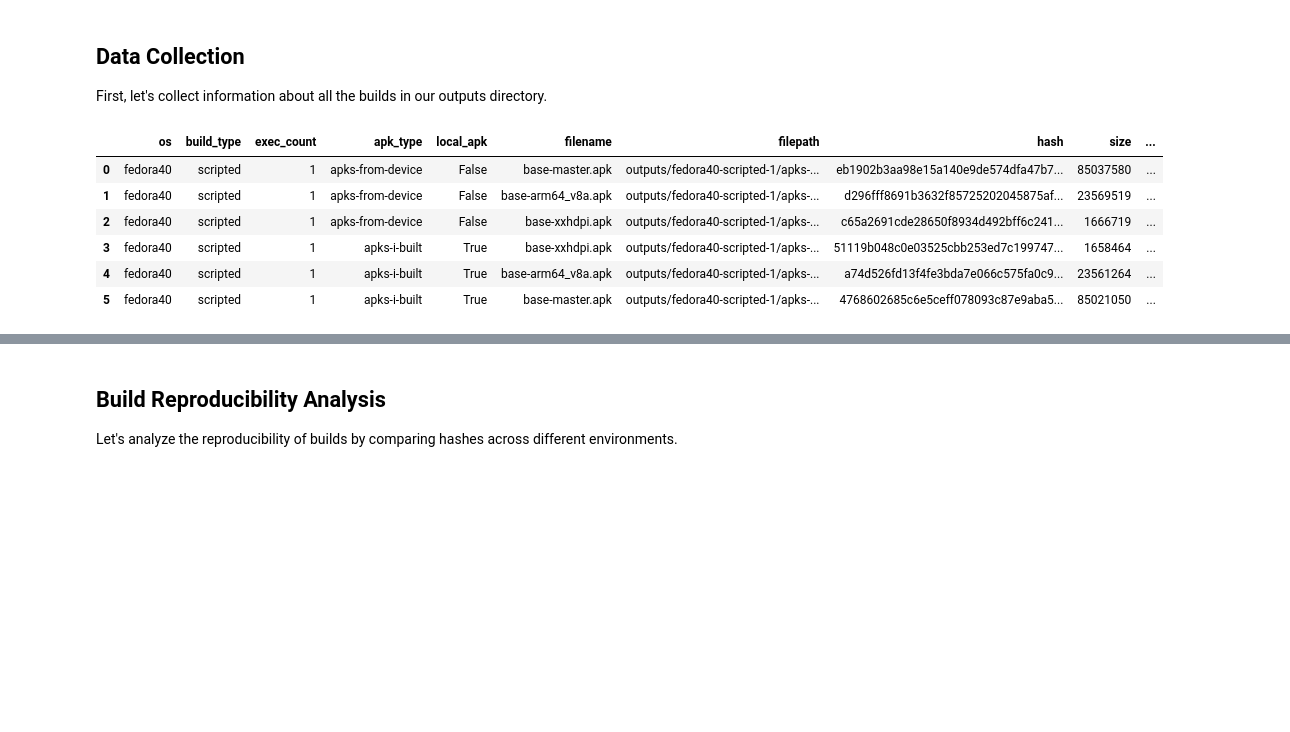
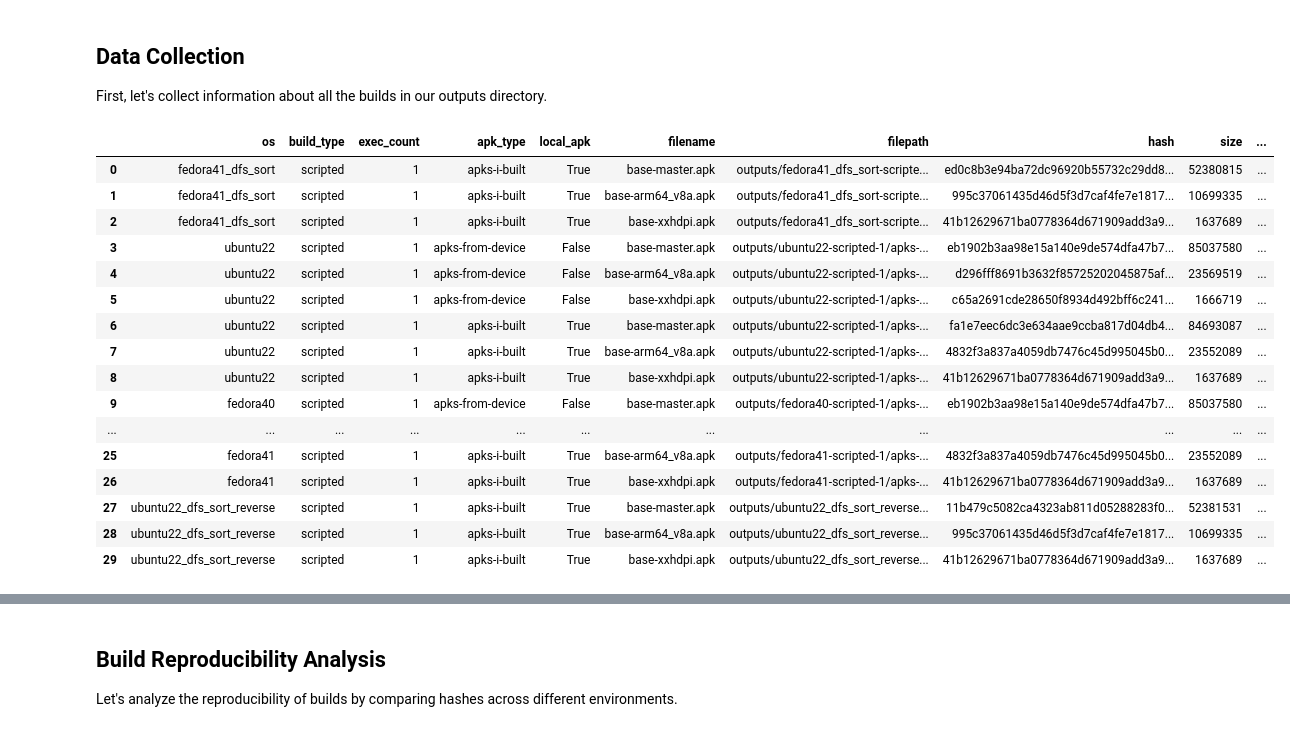
Before and after one commit to TheTechZone/reproducible-tests, a Jupyter notebook: analysis.ipynb, the cells around one changed output, grey strips where cells are left out. Saved outputs shown, nothing was run; the diff lists cells and outputs as text; code cells hidden in the pictures; blank space fills up the shorter version.

Commit message:
made sure I have all the data captured in the dataframe

```diff
--- a/analysis.ipynb
+++ b/analysis.ipynb
@@ -72,40 +72,50 @@ def collect_build_data(output_dir):
         execution_count = 1 if len(env_info) == 2 else int(env_info[2])
 
         # Process APKs
         for apk_dir in build_dir.glob("**/apks*"):
             apk_type = apk_dir.name
             for apk_file in apk_dir.glob("**/*.apk"):
                 size = apk_file.stat().st_size
                 builds_data.append(
                     {
                         "os": os_name,
                         "build_type": build_type,
                         "exec_count": execution_count,
                         "apk_type": apk_type,
                         "local_apk": apk_type == "apks-i-built",
                         "filename": apk_file.name,
                         "filepath": str(apk_file),
                         "hash": get_file_hash(apk_file),
                         "size": size,
                         "human_size": human_size(size),
                     }
                 )
 
     return pd.DataFrame(builds_data)
 
 
 # Collect data
 output_dir = "outputs"
 df = collect_build_data(output_dir)
-df.head(6)
+df.head(50)
 # %% [output]
 |  | os | build_type | exec_count | apk_type | local_apk | filename | filepath | hash | size | ... |
-| 0 | fedora40 | scripted | 1 | apks-from-device | False | base-master.apk | outputs/fedora40-scripted-1/apks-... | eb1902b3aa98e15a140e9de574dfa47b7... | 85037580 | ... |
-| 1 | fedora40 | scripted | 1 | apks-from-device | False | base-arm64_v8a.apk | outputs/fedora40-scripted-1/apks-... | d296fff8691b3632f85725202045875af... | 23569519 | ... |
-| 2 | fedora40 | scripted | 1 | apks-from-device | False | base-xxhdpi.apk | outputs/fedora40-scripted-1/apks-... | c65a2691cde28650f8934d492bff6c241... | 1666719 | ... |
-| 3 | fedora40 | scripted | 1 | apks-i-built | True | base-xxhdpi.apk | outputs/fedora40-scripted-1/apks-... | 51119b048c0e03525cbb253ed7c199747... | 1658464 | ... |
-| 4 | fedora40 | scripted | 1 | apks-i-built | True | base-arm64_v8a.apk | outputs/fedora40-scripted-1/apks-... | a74d526fd13f4fe3bda7e066c575fa0c9... | 23561264 | ... |
-| 5 | fedora40 | scripted | 1 | apks-i-built | True | base-master.apk | outputs/fedora40-scripted-1/apks-... | 4768602685c6e5ceff078093c87e9aba5... | 85021050 | ... |
+| 0 | fedora41_dfs_sort | scripted | 1 | apks-i-built | True | base-master.apk | outputs/fedora41_dfs_sort-scripte... | ed0c8b3e94ba72dc96920b55732c29dd8... | 52380815 | ... |
+| 1 | fedora41_dfs_sort | scripted | 1 | apks-i-built | True | base-arm64_v8a.apk | outputs/fedora41_dfs_sort-scripte... | 995c37061435d46d5f3d7caf4fe7e1817... | 10699335 | ... |
+| 2 | fedora41_dfs_sort | scripted | 1 | apks-i-built | True | base-xxhdpi.apk | outputs/fedora41_dfs_sort-scripte... | 41b12629671ba0778364d671909add3a9... | 1637689 | ... |
+| 3 | ubuntu22 | scripted | 1 | apks-from-device | False | base-master.apk | outputs/ubuntu22-scripted-1/apks-... | eb1902b3aa98e15a140e9de574dfa47b7... | 85037580 | ... |
+| 4 | ubuntu22 | scripted | 1 | apks-from-device | False | base-arm64_v8a.apk | outputs/ubuntu22-scripted-1/apks-... | d296fff8691b3632f85725202045875af... | 23569519 | ... |
+| 5 | ubuntu22 | scripted | 1 | apks-from-device | False | base-xxhdpi.apk | outputs/ubuntu22-scripted-1/apks-... | c65a2691cde28650f8934d492bff6c241... | 1666719 | ... |
+| 6 | ubuntu22 | scripted | 1 | apks-i-built | True | base-master.apk | outputs/ubuntu22-scripted-1/apks-... | fa1e7eec6dc3e634aae9ccba817d04db4... | 84693087 | ... |
+| 7 | ubuntu22 | scripted | 1 | apks-i-built | True | base-arm64_v8a.apk | outputs/ubuntu22-scripted-1/apks-... | 4832f3a837a4059db7476c45d995045b0... | 23552089 | ... |
+| 8 | ubuntu22 | scripted | 1 | apks-i-built | True | base-xxhdpi.apk | outputs/ubuntu22-scripted-1/apks-... | 41b12629671ba0778364d671909add3a9... | 1637689 | ... |
+| 9 | fedora40 | scripted | 1 | apks-from-device | False | base-master.apk | outputs/fedora40-scripted-1/apks-... | eb1902b3aa98e15a140e9de574dfa47b7... | 85037580 | ... |
+| ... | ... | ... | ... | ... | ... | ... | ... | ... | ... | ... |
+| 25 | fedora41 | scripted | 1 | apks-i-built | True | base-arm64_v8a.apk | outputs/fedora41-scripted-1/apks-... | 4832f3a837a4059db7476c45d995045b0... | 23552089 | ... |
+| 26 | fedora41 | scripted | 1 | apks-i-built | True | base-xxhdpi.apk | outputs/fedora41-scripted-1/apks-... | 41b12629671ba0778364d671909add3a9... | 1637689 | ... |
+| 27 | ubuntu22_dfs_sort_reverse | scripted | 1 | apks-i-built | True | base-master.apk | outputs/ubuntu22_dfs_sort_reverse... | 11b479c5082ca4323ab811d05288283f0... | 52381531 | ... |
+| 28 | ubuntu22_dfs_sort_reverse | scripted | 1 | apks-i-built | True | base-arm64_v8a.apk | outputs/ubuntu22_dfs_sort_reverse... | 995c37061435d46d5f3d7caf4fe7e1817... | 10699335 | ... |
+| 29 | ubuntu22_dfs_sort_reverse | scripted | 1 | apks-i-built | True | base-xxhdpi.apk | outputs/ubuntu22_dfs_sort_reverse... | 41b12629671ba0778364d671909add3a9... | 1637689 | ... |
 # %%
 def print_tree_with_hashes(df):
     """Print directory tree with file hashes."""
```
